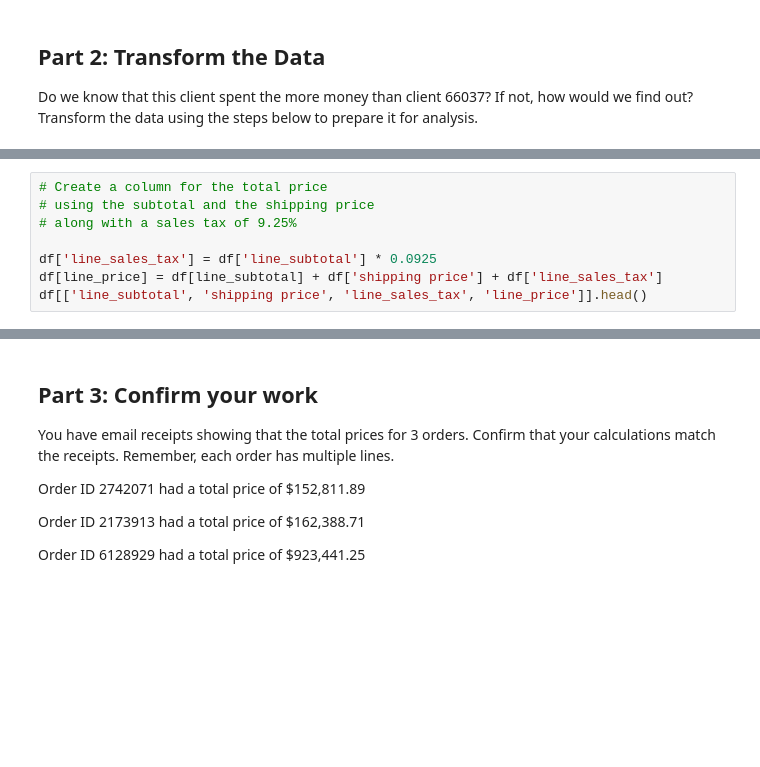
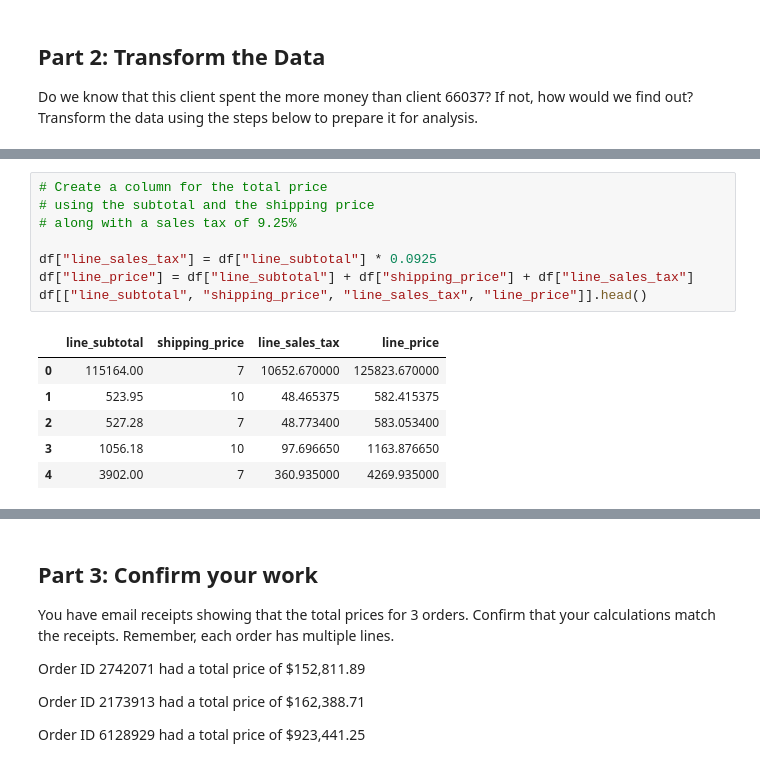
Before and after one commit to QueenofParts/pandas_challenge_1, a Jupyter notebook: module_4_challenge.ipynb, the cells around one changed output, grey strips where cells are left out. Drawn from its saved outputs; the diff is of its cells as text; blank space fills up the shorter version.

```diff
--- a/module_4_challenge.ipynb
+++ b/module_4_challenge.ipynb
@@ -104,11 +121,18 @@ df[shipping_price] = df[total_weight].apply(lambda x: 7 if x > 50 else 10)
 # %%
 # Create a column for the total price
 # using the subtotal and the shipping price
 # along with a sales tax of 9.25%
 
-df['line_sales_tax'] = df['line_subtotal'] * 0.0925
-df[line_price] = df[line_subtotal] + df['shipping price'] + df['line_sales_tax']
-df[['line_subtotal', 'shipping price', 'line_sales_tax', 'line_price']].head()
+df["line_sales_tax"] = df["line_subtotal"] * 0.0925
+df["line_price"] = df["line_subtotal"] + df["shipping_price"] + df["line_sales_tax"]
+df[["line_subtotal", "shipping_price", "line_sales_tax", "line_price"]].head()
+# %% [output]
+|  | line_subtotal | shipping_price | line_sales_tax | line_price |
+| 0 | 115164.00 | 7 | 10652.670000 | 125823.670000 |
+| 1 | 523.95 | 10 | 48.465375 | 582.415375 |
+| 2 | 527.28 | 7 | 48.773400 | 583.053400 |
+| 3 | 1056.18 | 10 | 97.696650 | 1163.876650 |
+| 4 | 3902.00 | 7 | 360.935000 | 4269.935000 |
 # %%
 # Create a column for the cost
 # of each line using unit cost, qty, and
```
Also changed, not shown: parts of 19 cells of this notebook.
